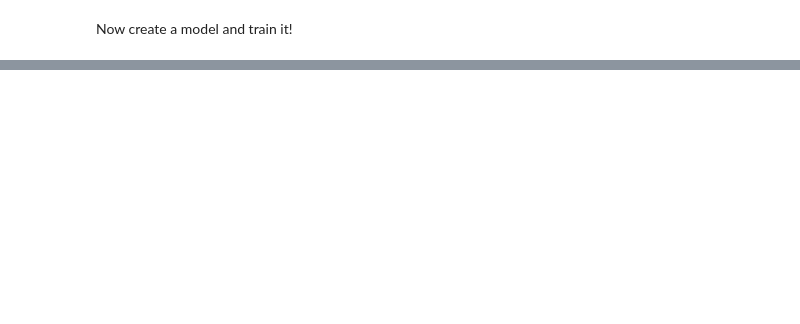
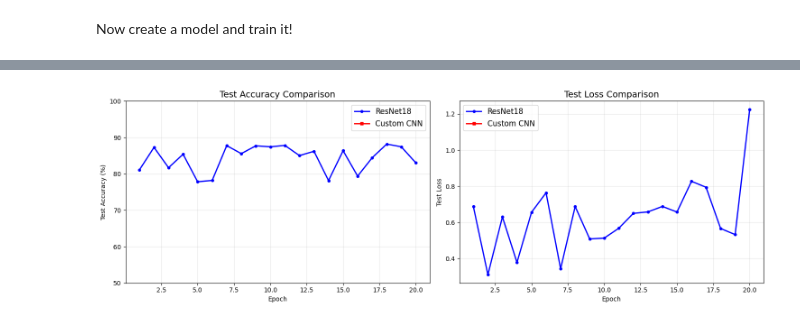
Before and after one commit to Neismo/02516DeepVision, a Jupyter notebook: Project1/IDLCV_Project_1_hotdog.ipynb, the cells around one changed output, grey strips where cells are left out. Saved outputs shown, nothing was run; the diff lists cells and outputs as text; code cells hidden in the pictures; blank space fills up the shorter version.

```diff
--- a/Project1/IDLCV_Project_1_hotdog.ipynb
+++ b/Project1/IDLCV_Project_1_hotdog.ipynb
@@ -305,0 +362,27 @@ Accuracy train: 75.9%    test: 71.8%
+# %%
+# Create a focused comparison plot
+fig, axes = plt.subplots(1, 2, figsize=(15, 5))
+
+# Accuracy comparison
+axes[0].plot(range(1, len(test_accuracies) + 1), [acc * 100 for acc in test_accuracies], 'b-o', label='ResNet18', linewidth=2, markersize=4)
+axes[0].plot(range(1, len(test_accuracies_extra) + 1), [acc * 100 for acc in test_accuracies_extra], 'r-s', label='Custom CNN', linewidth=2, markersize=4)
+axes[0].set_title('Test Accuracy Comparison', fontsize=14)
+axes[0].set_xlabel('Epoch')
+axes[0].set_ylabel('Test Accuracy (%)')
+axes[0].legend(fontsize=12)
+axes[0].grid(True, alpha=0.3)
+axes[0].set_ylim(50, 100)
+
+# Loss comparison
+axes[1].plot(range(1, len(test_losses) + 1), test_losses, 'b-o', label='ResNet18', linewidth=2, markersize=4)
+axes[1].plot(range(1, len(test_losses_extra) + 1), test_losses_extra, 'r-s', label='Custom CNN', linewidth=2, markersize=4)
+axes[1].set_title('Test Loss Comparison', fontsize=14)
+axes[1].set_xlabel('Epoch')
+axes[1].set_ylabel('Test Loss')
+axes[1].legend(fontsize=12)
+axes[1].grid(True, alpha=0.3)
+
+plt.tight_layout()
+plt.show()
+# %% [output]
+[figure, added]
```
Also changed, not shown: parts of 8 cells of this notebook, 1 other file.
